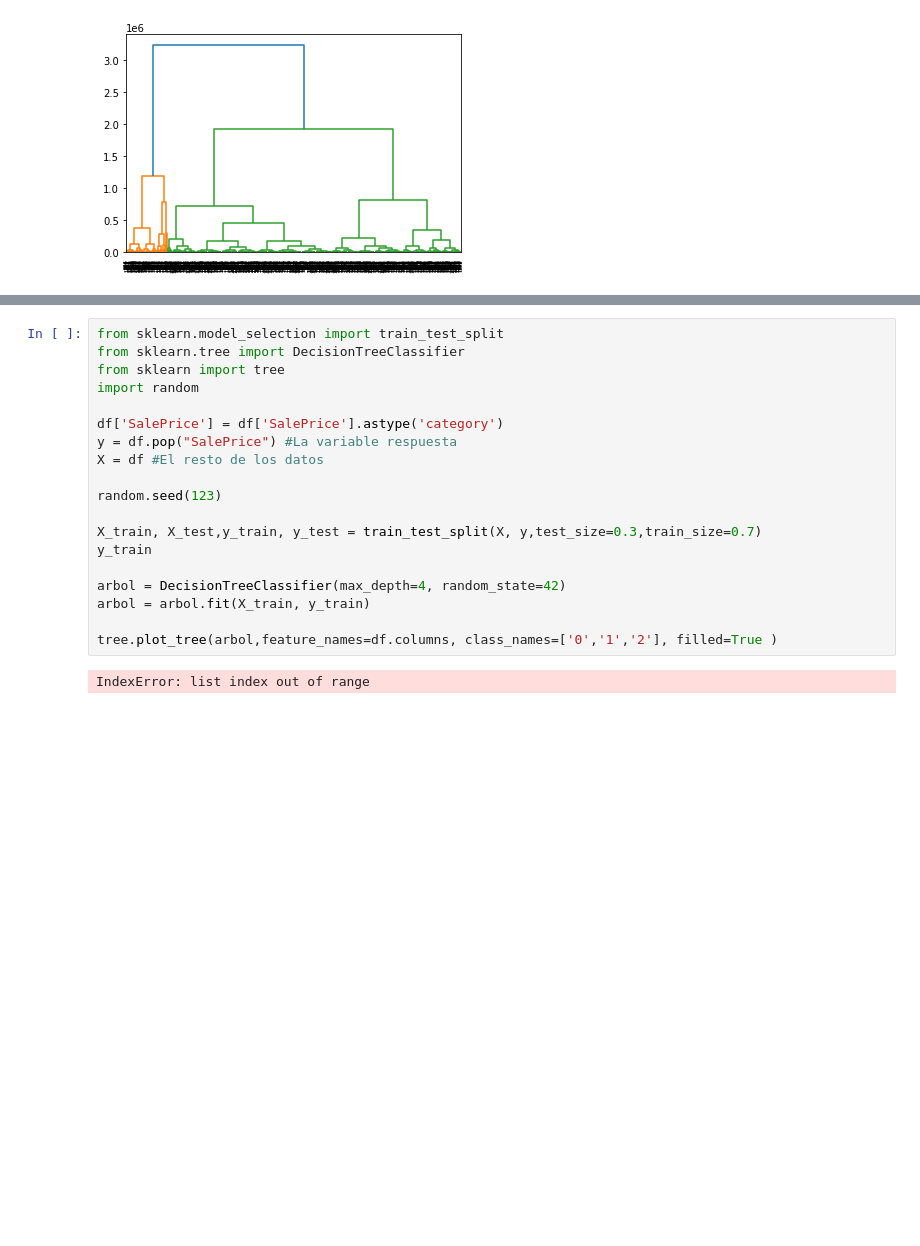
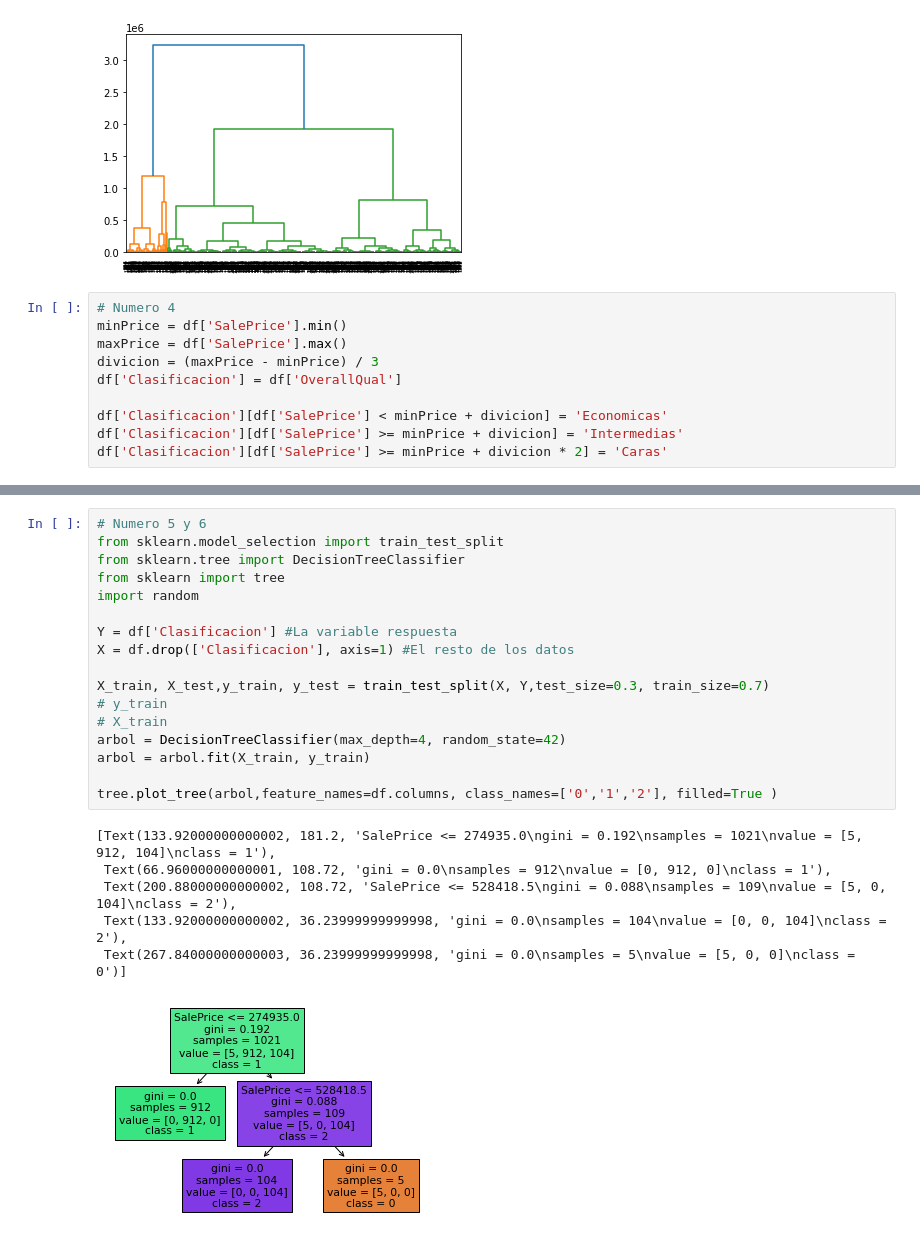
Before and after one commit to oscarparedez/arboles-decision, a Jupyter notebook: hdt3.ipynb, the cells around one changed output, grey strips where cells are left out. Cells and saved outputs as stored; diff of their text form; blank space fills up the shorter version.

```diff
--- a/hdt3.ipynb
+++ b/hdt3.ipynb
@@ -68,3 +68,13 @@ import scipy.cluster.hierarchy as sch
 dendograma = sch.dendrogram(sch.linkage(dfarray[0:2500][:], method='ward'))
 # %% [output]
 [figure]
+# %%
+# Numero 4
+minPrice = df['SalePrice'].min()
+maxPrice = df['SalePrice'].max()
+divicion = (maxPrice - minPrice) / 3
+df['Clasificacion'] = df['OverallQual']
+
+df['Clasificacion'][df['SalePrice'] < minPrice + divicion] = 'Economicas'
+df['Clasificacion'][df['SalePrice'] >= minPrice + divicion] = 'Intermedias'
+df['Clasificacion'][df['SalePrice'] >= minPrice + divicion * 2] = 'Caras'
@@ -71,22 +90,24 @@ dendograma = sch.dendrogram(sch.linkage(dfarray[0:2500][:], method='ward'))
 # %%
+# Numero 5 y 6
 from sklearn.model_selection import train_test_split
 from sklearn.tree import DecisionTreeClassifier
 from sklearn import tree
 import random
 
-df['SalePrice'] = df['SalePrice'].astype('category')
-y = df.pop("SalePrice") #La variable respuesta
-X = df #El resto de los datos
+Y = df['Clasificacion'] #La variable respuesta
+X = df.drop(['Clasificacion'], axis=1) #El resto de los datos
 
-random.seed(123)
-
-X_train, X_test,y_train, y_test = train_test_split(X, y,test_size=0.3,train_size=0.7)
-y_train
-
+X_train, X_test,y_train, y_test = train_test_split(X, Y,test_size=0.3, train_size=0.7)
+# y_train
+# X_train
 arbol = DecisionTreeClassifier(max_depth=4, random_state=42)
 arbol = arbol.fit(X_train, y_train)
 
 tree.plot_tree(arbol,feature_names=df.columns, class_names=['0','1','2'], filled=True )
 # %% [output]
-IndexError: list index out of range
+[Text(133.92000000000002, 181.2, 'SalePrice <= 274935.0\ngini = 0.192\nsamples = 1021\nvalue = [5, 912, 104]\nclass = 1'),
+ Text(66.96000000000001, 108.72, 'gini = 0.0\nsamples = 912\nvalue = [0, 912, 0]\nclass = 1'),
+ Text(200.88000000000002, 108.72, 'SalePrice <= 528418.5\ngini = 0.088\nsamples = 109\nvalue = [5, 0, 104]\nclass = 2'),
+ Text(133.92000000000002, 36.23999999999998, 'gini = 0.0\nsamples = 104\nvalue = [0, 0, 104]\nclass = 2'),
+ Text(267.84000000000003, 36.23999999999998, 'gini = 0.0\nsamples = 5\nvalue = [5, 0, 0]\nclass = 0')]
-[figure, old version]
+[figure, new version]
```
Also changed, not shown: parts of 3 cells of this notebook, 2 other files.
